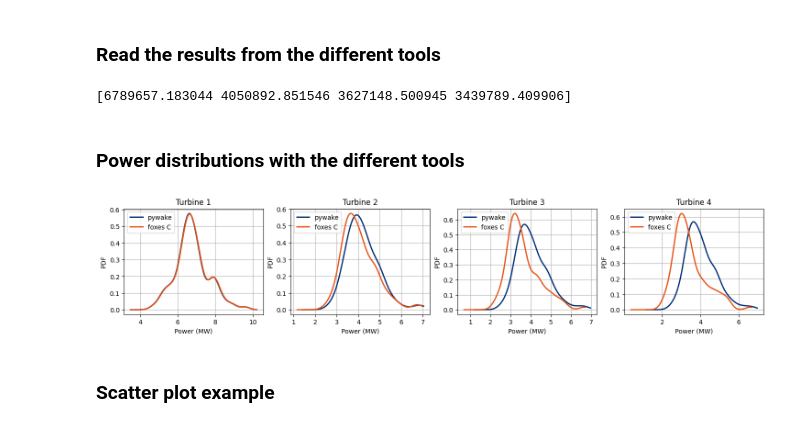
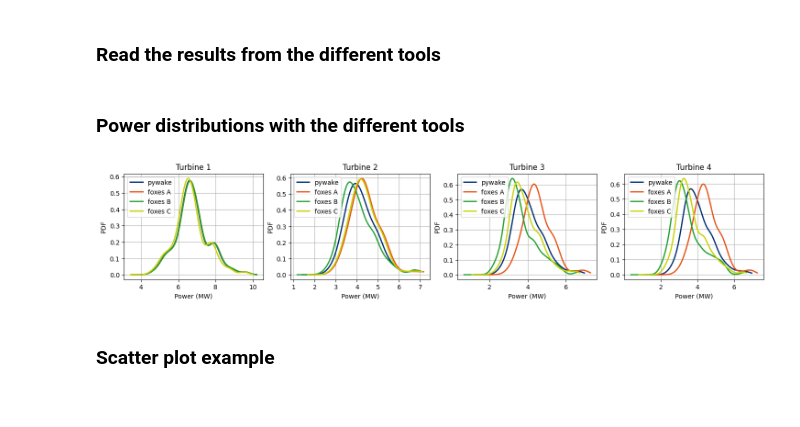
Before and after one commit to bjarketol/WIFA, a Jupyter notebook: vnv/uq_validation/foxes_test_power.ipynb, the cells around one changed output. Saved outputs shown, nothing was run; the diff lists cells and outputs as text; code cells hidden in the pictures.

Commit message:
update foxes test notebook

```diff
--- a/vnv/uq_validation/foxes_test_power.ipynb
+++ b/vnv/uq_validation/foxes_test_power.ipynb
@@ -26,7 +26,7 @@ colors=['#002d74', '#e85113', '#1fa12e', '#c9d200', '#f49e00', '#006ab3', '#3381
 """
 The nc file is created using the notebook called "sample_uncertain_inputs.ipync"
 """
-nc_file = nc.Dataset("uq_validation/windio_toy/plant_energy_resource/Stochastic_atHubHeight.nc")
+nc_file = nc.Dataset("windio_toy/plant_energy_resource/Stochastic_atHubHeight.nc")
 nc_file_var_names = [key for key in nc_file.variables.keys()]
 nc_file_var_dimensions = nc_file.variables[nc_file_var_names[2]].dimensions
 nc_file_var_shape = nc_file.variables[nc_file_var_names[2]].shape
@@ -88,25 +88,18 @@ number_of_turbines = 4#code_saturne_power_table.shape[1]
 
 #pywake
 import xarray as xr
-pywake_power_data = xr.load_dataset('uq_validation/pywake_hh_results/PowerTable.nc')
+pywake_power_data = xr.load_dataset('pywake_hh_results/PowerTable.nc')
 pywake_power_table = np.zeros((MC_sample_size, number_of_turbines))
 for j in range(number_of_turbines):
     pywake_power_table[:,j] = pywake_power_data['Power'].sel(wt=j).values[:MC_sample_size]
 
 #foxes
-foxes_runs = ["C"]
-n_foxes_runs = len(foxes_runs)
-foxes_power_tables = [
-    np.genfromtxt(f"uq_validation/foxes_results/windio_toy/power_windio_toy_foxes_{r}.csv", delimiter=',', skip_header=1)[:,1:]
-    for r in foxes_runs
-]
-for table in foxes_power_tables:
-    print(np.mean(table, axis=0))
+foxes_power_table_A = np.genfromtxt("foxes_results/windio_toy/power_windio_toy_foxes_A.csv", delimiter=',', skip_header=1)[:,1:]
+foxes_power_table_B = np.genfromtxt("foxes_results/windio_toy/power_windio_toy_foxes_B.csv", delimiter=',', skip_header=1)[:,1:]
+foxes_power_table_C = np.genfromtxt("foxes_results/windio_toy/power_windio_toy_foxes_C.csv", delimiter=',', skip_header=1)[:,1:]
 
 #wayves
 wayves_power_table = np.zeros((MC_sample_size, number_of_turbines))
-# %% [output]
-[6789657.183044 4050892.851546 3627148.500945 3439789.409906]
 # %% [markdown]
 ### Power distributions with the different tools
 # %%
@@ -115,7 +108,9 @@ wayves_power_table = np.zeros((MC_sample_size, number_of_turbines))
 #power_histograms = []
 code_saturne_power_KDE = []
 pywake_power_KDE = []
-foxes_power_KDE = [[]]*n_foxes_runs
+foxes_power_KDE_A = []
+foxes_power_KDE_B = []
+foxes_power_KDE_C = []
 wayves_power_KDE = []
 #
 power_graphs = []
@@ -123,46 +118,50 @@ kernel = ot.KernelSmoothing(ot.Normal())
 for j in range(number_of_turbines):
     #code_saturne_power_sample = ot.Sample([[i/10**6] for i in code_saturne_power_table[:,j]])
     pywake_power_sample = ot.Sample([[i/10**6] for i in pywake_power_table[:,j]])
-    foxes_power_samples = [ot.Sample([[i/10**6] for i in table[:,j]]) for table in foxes_power_tables]
+    foxes_power_sample_A = ot.Sample([[i/10**6] for i in foxes_power_table_A[:,j]])
+    foxes_power_sample_B = ot.Sample([[i/10**6] for i in foxes_power_table_B[:,j]])
+    foxes_power_sample_C = ot.Sample([[i/10**6] for i in foxes_power_table_C[:,j]])
     #wayves_power_sample = ot.Sample([[i/10**6] for i in wayves_power_table[:,j]])
 
     # plot and compare to histogram
     #power_histograms.append(ot.HistogramFactory().buildAsHistogram(code_saturne_power_sample, 20))
     #power_graphs.append(power_histograms[j].drawPDF())
 
     #plot and compare empirical distributions
     #code_saturne_power_KDE.append(kernel.build(code_saturne_power_sample))
     pywake_power_KDE.append(kernel.build(pywake_power_sample))
-    for ri in range(n_foxes_runs):
-        foxes_power_KDE[ri].append(kernel.build(foxes_power_samples[ri]))
+    foxes_power_KDE_A.append(kernel.build(foxes_power_sample_A))
+    foxes_power_KDE_B.append(kernel.build(foxes_power_sample_B))
+    foxes_power_KDE_C.append(kernel.build(foxes_power_sample_C))
     #wayves_power_KDE.append(kernel.build(wayves_power_sample))
 
     #
     #power_graphs.append(code_saturne_power_KDE[j].drawPDF())
     #power_graphs[j].add(pywake_power_KDE[j].drawPDF())
     power_graphs.append(pywake_power_KDE[j].drawPDF())
-    for fKDE in foxes_power_KDE:
-        power_graphs[j].add(fKDE[j].drawPDF())
+    power_graphs[j].add(foxes_power_KDE_A[j].drawPDF())
+    power_graphs[j].add(foxes_power_KDE_B[j].drawPDF())
+    power_graphs[j].add(foxes_power_KDE_C[j].drawPDF())
     #power_graphs[j].add(wayves_power_KDE[j].drawPDF())
     #
     power_graphs[j].setColors(colors)
     power_graphs[j].setXTitle("Power (MW)")
     power_graphs[j].setYTitle("PDF")
     power_graphs[j].setTitle("")
 
     #power_graphs[j].setLegends(["code_saturne", "pywake", "foxes"])#, "wayves"])
-    power_graphs[j].setLegends(["pywake"] + [f"foxes {n}" for n in foxes_runs])#, "wayves"])
+    power_graphs[j].setLegends(["pywake", "foxes A", "foxes B", "foxes C"])#, "wayves"])
 
 fig = plt.figure(figsize=(18, 3))
 axs = []
 for j in range(number_of_turbines):
     axs.append(fig.add_subplot(1, number_of_turbines, j+1))
     axs[j].set_title("Turbine "+str(j+1))
     _ = viewer.View(power_graphs[j], figure=fig, axes=[axs[j]])
     axs[j].legend(loc='upper left', ncol=1)
 plt.show()
 # %% [output]
-[figure, old version]
+[figure, new version]
 # %% [markdown]
 ### Scatter plot example
 # %%
```
Also changed, not shown: parts of 3 cells of this notebook.
